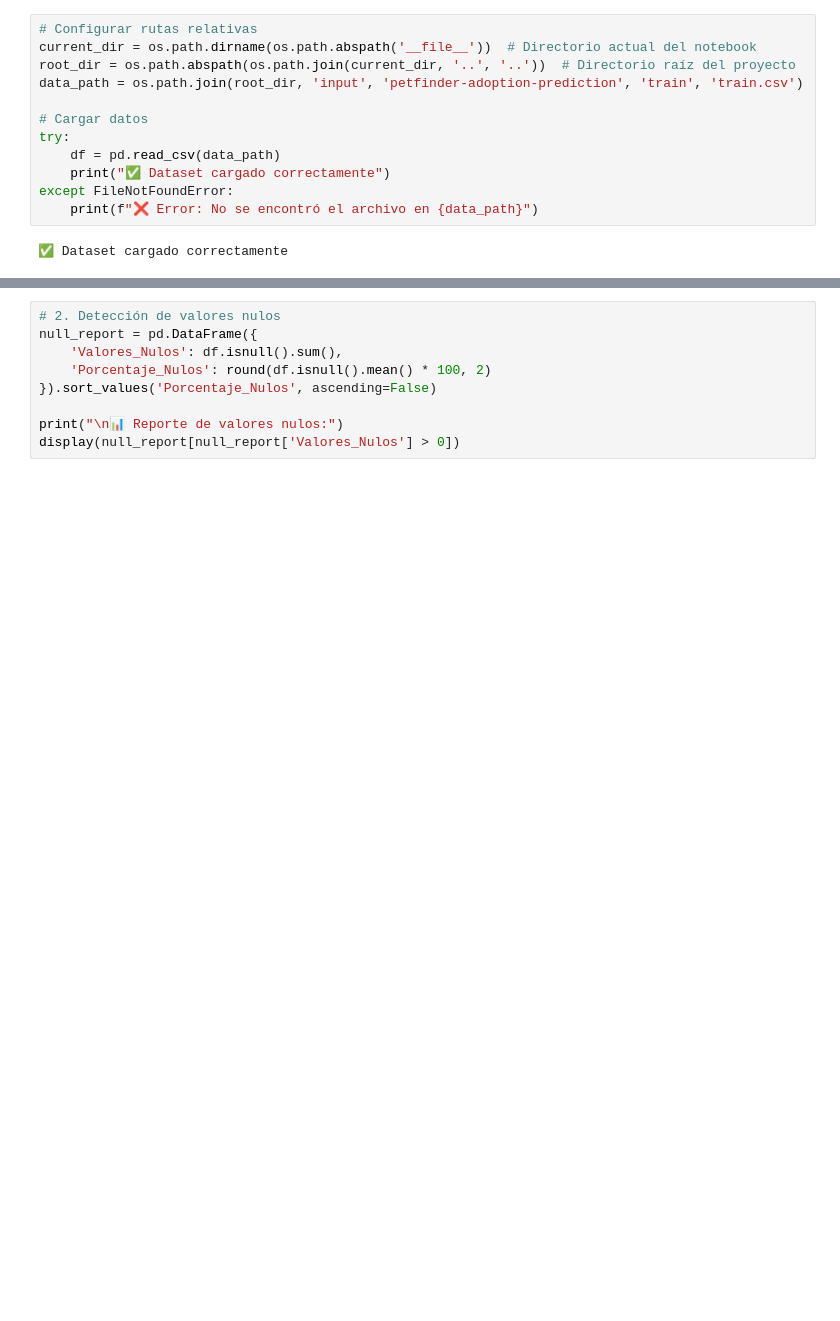
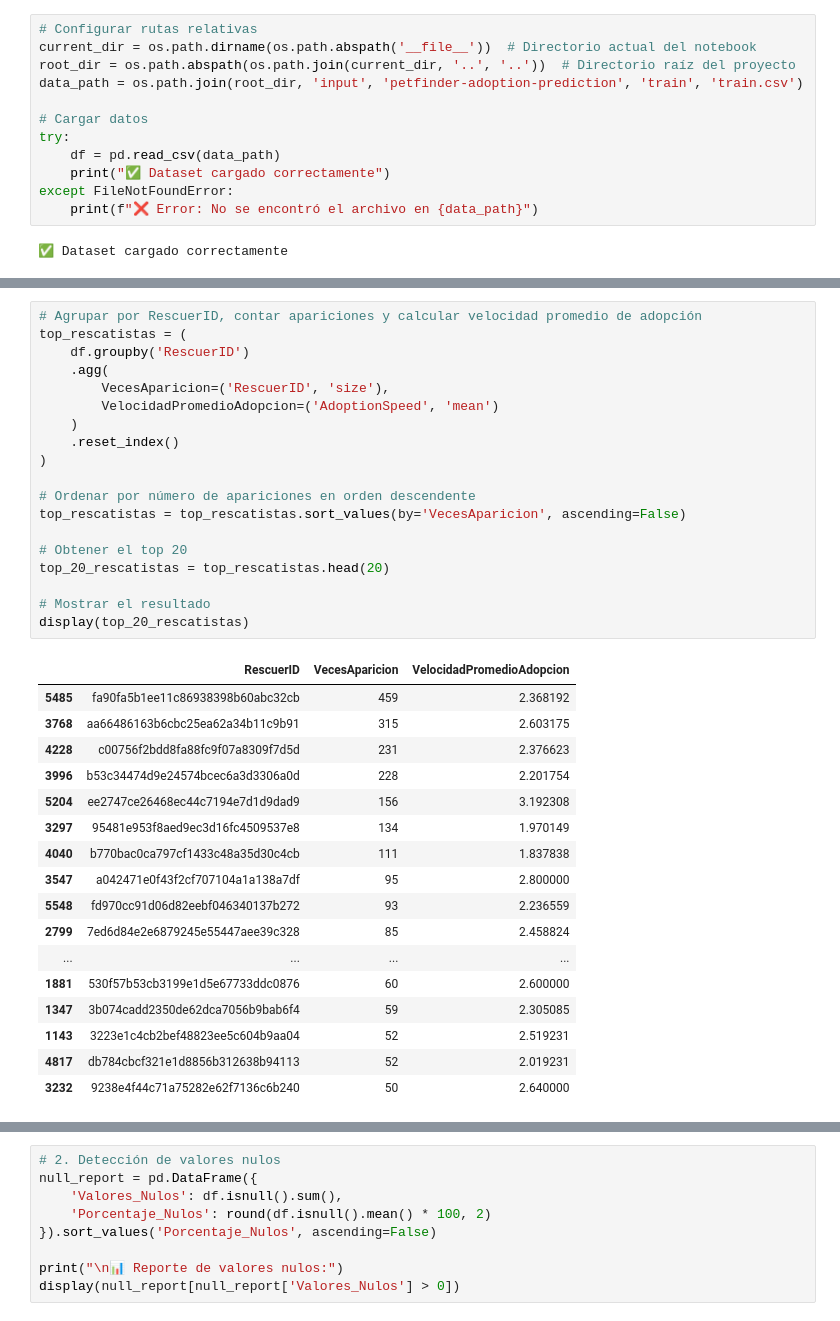
Before and after one commit to AraneoA/UA_MDM_Labo2, a Jupyter notebook: notebooks/preprocessing/analisis_nulos.ipynb, the cells around one changed output, grey strips where cells are left out. Drawn from its saved outputs; the diff is of its cells as text; blank space fills up the shorter version.

```diff
--- a/notebooks/preprocessing/analisis_nulos.ipynb
+++ b/notebooks/preprocessing/analisis_nulos.ipynb
@@ -20,0 +100,37 @@ except FileNotFoundError:
+# %%
+# Agrupar por RescuerID, contar apariciones y calcular velocidad promedio de adopción
+top_rescatistas = (
+    df.groupby('RescuerID')
+    .agg(
+        VecesAparicion=('RescuerID', 'size'),
+        VelocidadPromedioAdopcion=('AdoptionSpeed', 'mean')
+    )
+    .reset_index()
+)
+
+# Ordenar por número de apariciones en orden descendente
+top_rescatistas = top_rescatistas.sort_values(by='VecesAparicion', ascending=False)
+
+# Obtener el top 20
+top_20_rescatistas = top_rescatistas.head(20)
+
+# Mostrar el resultado
+display(top_20_rescatistas)
+# %% [output]
+|  | RescuerID | VecesAparicion | VelocidadPromedioAdopcion |
+| 5485 | fa90fa5b1ee11c86938398b60abc32cb | 459 | 2.368192 |
+| 3768 | aa66486163b6cbc25ea62a34b11c9b91 | 315 | 2.603175 |
+| 4228 | c00756f2bdd8fa88fc9f07a8309f7d5d | 231 | 2.376623 |
+| 3996 | b53c34474d9e24574bcec6a3d3306a0d | 228 | 2.201754 |
+| 5204 | ee2747ce26468ec44c7194e7d1d9dad9 | 156 | 3.192308 |
+| 3297 | 95481e953f8aed9ec3d16fc4509537e8 | 134 | 1.970149 |
+| 4040 | b770bac0ca797cf1433c48a35d30c4cb | 111 | 1.837838 |
+| 3547 | a042471e0f43f2cf707104a1a138a7df | 95 | 2.800000 |
+| 5548 | fd970cc91d06d82eebf046340137b272 | 93 | 2.236559 |
+| 2799 | 7ed6d84e2e6879245e55447aee39c328 | 85 | 2.458824 |
+| ... | ... | ... | ... |
+| 1881 | 530f57b53cb3199e1d5e67733ddc0876 | 60 | 2.600000 |
+| 1347 | 3b074cadd2350de62dca7056b9bab6f4 | 59 | 2.305085 |
+| 1143 | 3223e1c4cb2bef48823ee5c604b9aa04 | 52 | 2.519231 |
+| 4817 | db784cbcf321e1d8856b312638b94113 | 52 | 2.019231 |
+| 3232 | 9238e4f44c71a75282e62f7136c6b240 | 50 | 2.640000 |
```
Also changed, not shown: parts of 16 cells of this notebook, 5 other files.
